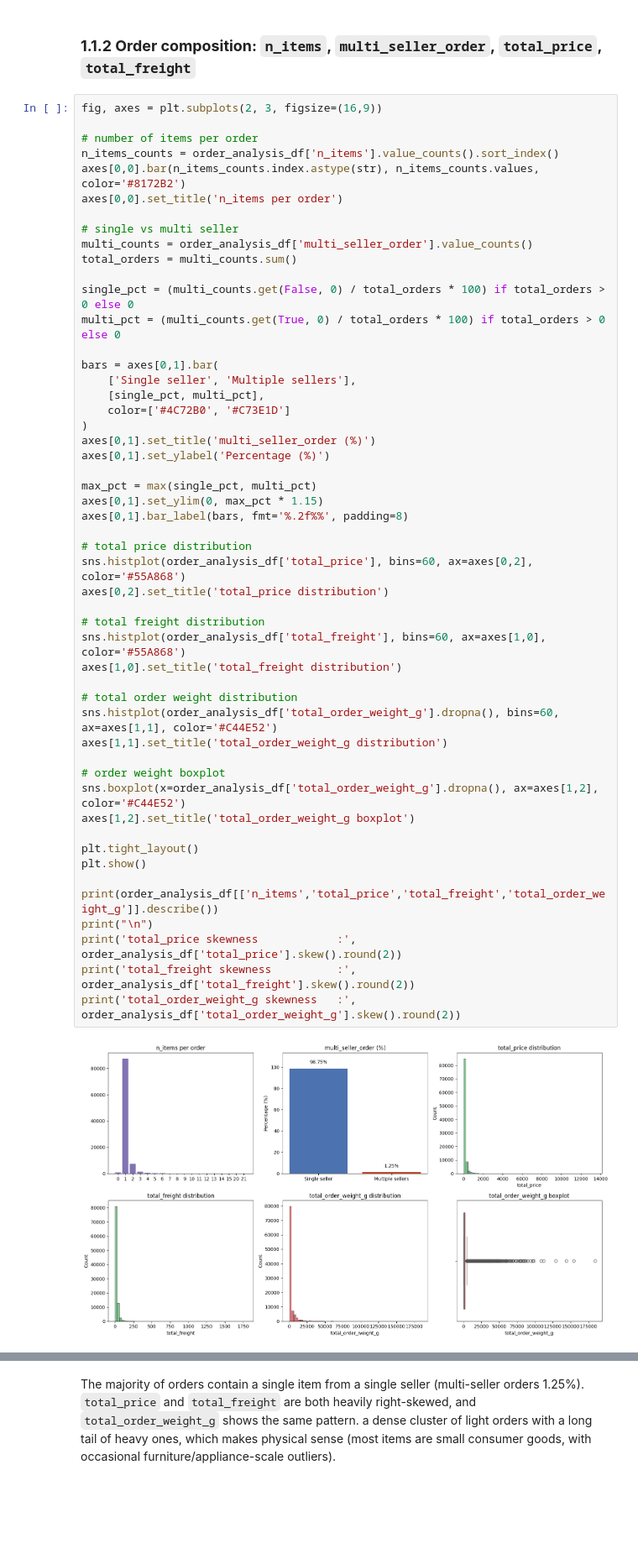
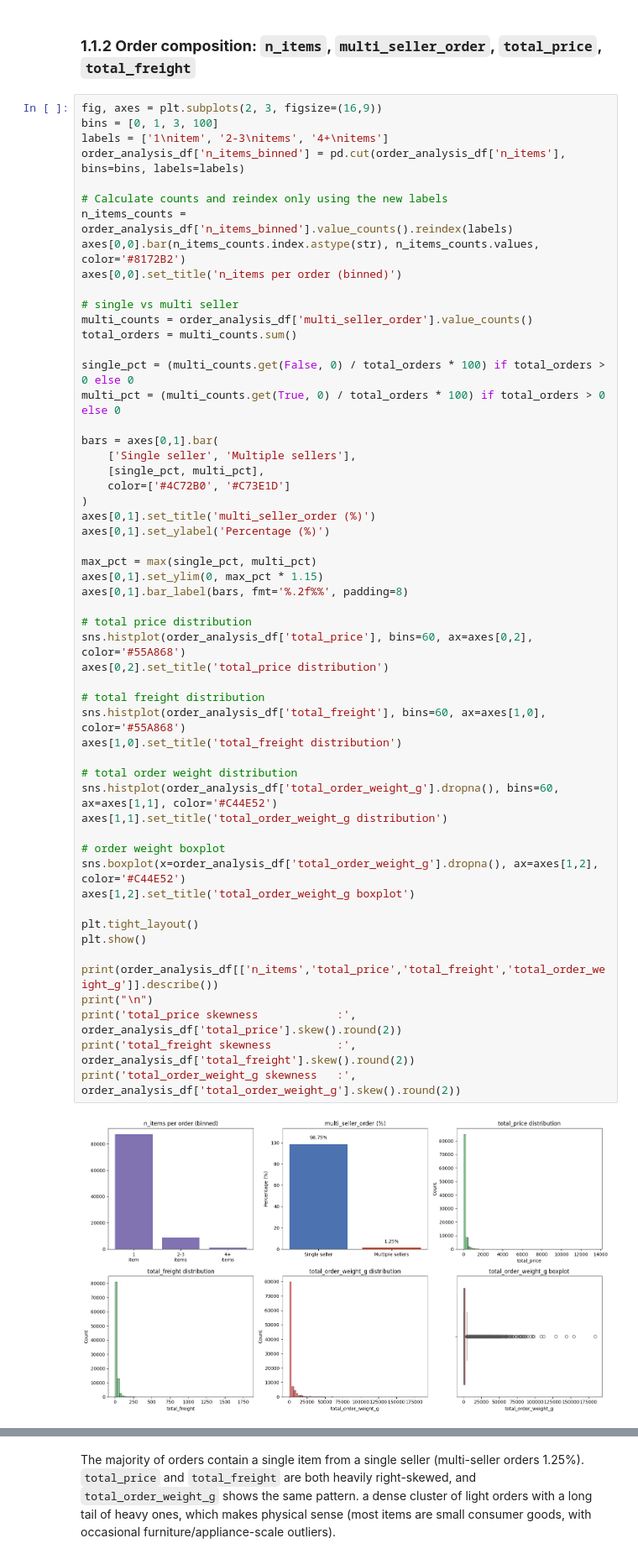
Before and after one commit to ElmarLeonard9/temp_repo_finpro, a Jupyter notebook: notebook/3_EDA_full_puyeng.ipynb, the cells around one changed output, grey strips where cells are left out. Shown at 84% size. Cells and saved outputs as stored; diff of their text form; blank space fills up the shorter version.

```diff
--- a/notebook/3_EDA_full_puyeng.ipynb
+++ b/notebook/3_EDA_full_puyeng.ipynb
@@ -243,11 +342,14 @@ Name: count, dtype: float64
 ### **1.1.2 Order composition: `n_items`, `multi_seller_order`, `total_price`, `total_freight`**
 # %%
 fig, axes = plt.subplots(2, 3, figsize=(16,9))
+bins = [0, 1, 3, 100]
+labels = ['1\nitem', '2-3\nitems', '4+\nitems']
+order_analysis_df['n_items_binned'] = pd.cut(order_analysis_df['n_items'], bins=bins, labels=labels)
 
-# number of items per order
-n_items_counts = order_analysis_df['n_items'].value_counts().sort_index()
+# Calculate counts and reindex only using the new labels
+n_items_counts = order_analysis_df['n_items_binned'].value_counts().reindex(labels)
 axes[0,0].bar(n_items_counts.index.astype(str), n_items_counts.values, color='#8172B2')
-axes[0,0].set_title('n_items per order')
+axes[0,0].set_title('n_items per order (binned)')
 
 # single vs multi seller
 multi_counts = order_analysis_df['multi_seller_order'].value_counts()
@@ -266,34 +368,34 @@ axes[0,1].set_ylabel('Percentage (%)')
 
 max_pct = max(single_pct, multi_pct)
 axes[0,1].set_ylim(0, max_pct * 1.15)
 axes[0,1].bar_label(bars, fmt='%.2f%%', padding=8)
 
 # total price distribution
 sns.histplot(order_analysis_df['total_price'], bins=60, ax=axes[0,2], color='#55A868')
 axes[0,2].set_title('total_price distribution')
 
 # total freight distribution
 sns.histplot(order_analysis_df['total_freight'], bins=60, ax=axes[1,0], color='#55A868')
 axes[1,0].set_title('total_freight distribution')
 
 # total order weight distribution
 sns.histplot(order_analysis_df['total_order_weight_g'].dropna(), bins=60, ax=axes[1,1], color='#C44E52')
 axes[1,1].set_title('total_order_weight_g distribution')
 
 # order weight boxplot
 sns.boxplot(x=order_analysis_df['total_order_weight_g'].dropna(), ax=axes[1,2], color='#C44E52')
 axes[1,2].set_title('total_order_weight_g boxplot')
 
 plt.tight_layout()
 plt.show()
 
 print(order_analysis_df[['n_items','total_price','total_freight','total_order_weight_g']].describe())
 print("\n")
 print('total_price skewness            :', order_analysis_df['total_price'].skew().round(2))
 print('total_freight skewness          :', order_analysis_df['total_freight'].skew().round(2))
 print('total_order_weight_g skewness   :', order_analysis_df['total_order_weight_g'].skew().round(2))
 # %% [output]
-[figure, old version]
+[figure, new version]
             n_items   total_price  total_freight  total_order_weight_g
 count  98017.000000  98017.000000   98017.000000          98017.000000
 mean       1.132528    136.813058      22.633802           2377.443290
```
Also changed, not shown: parts of 28 cells of this notebook, 1 other file.
